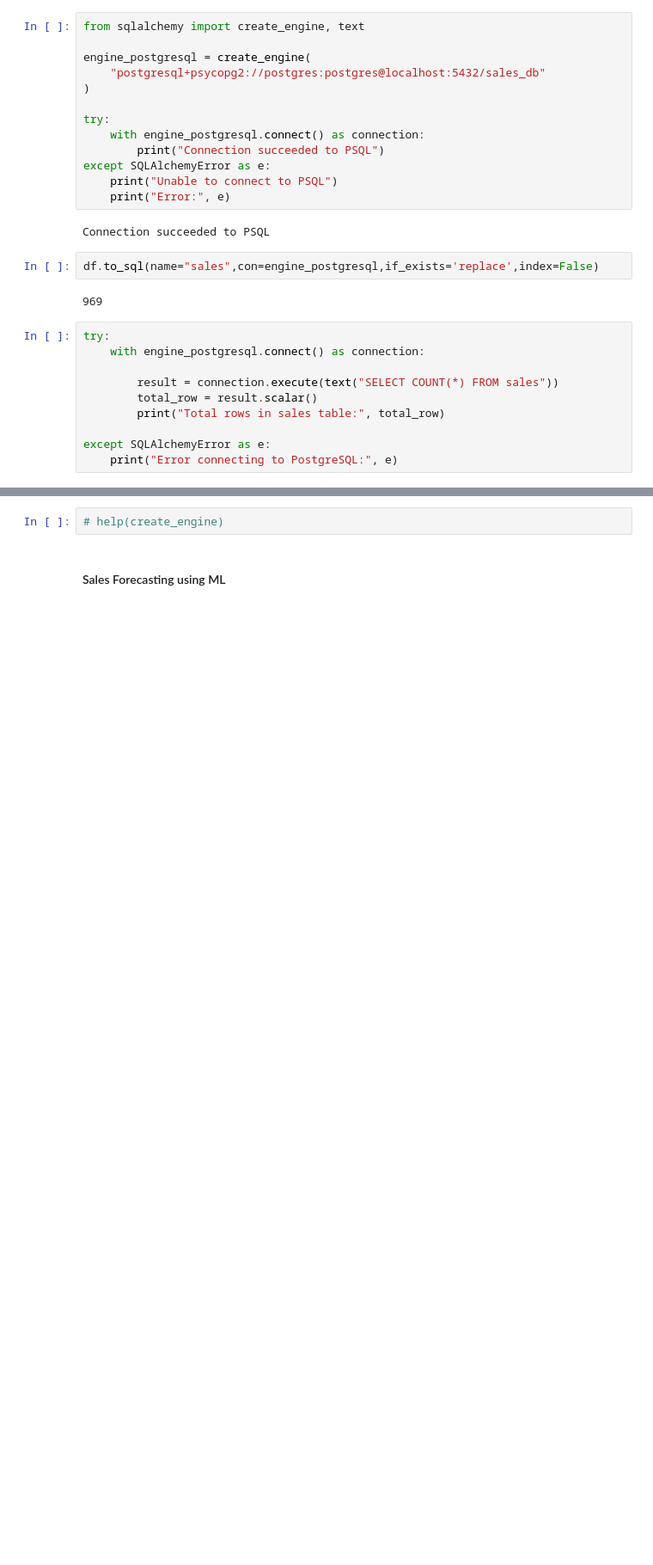
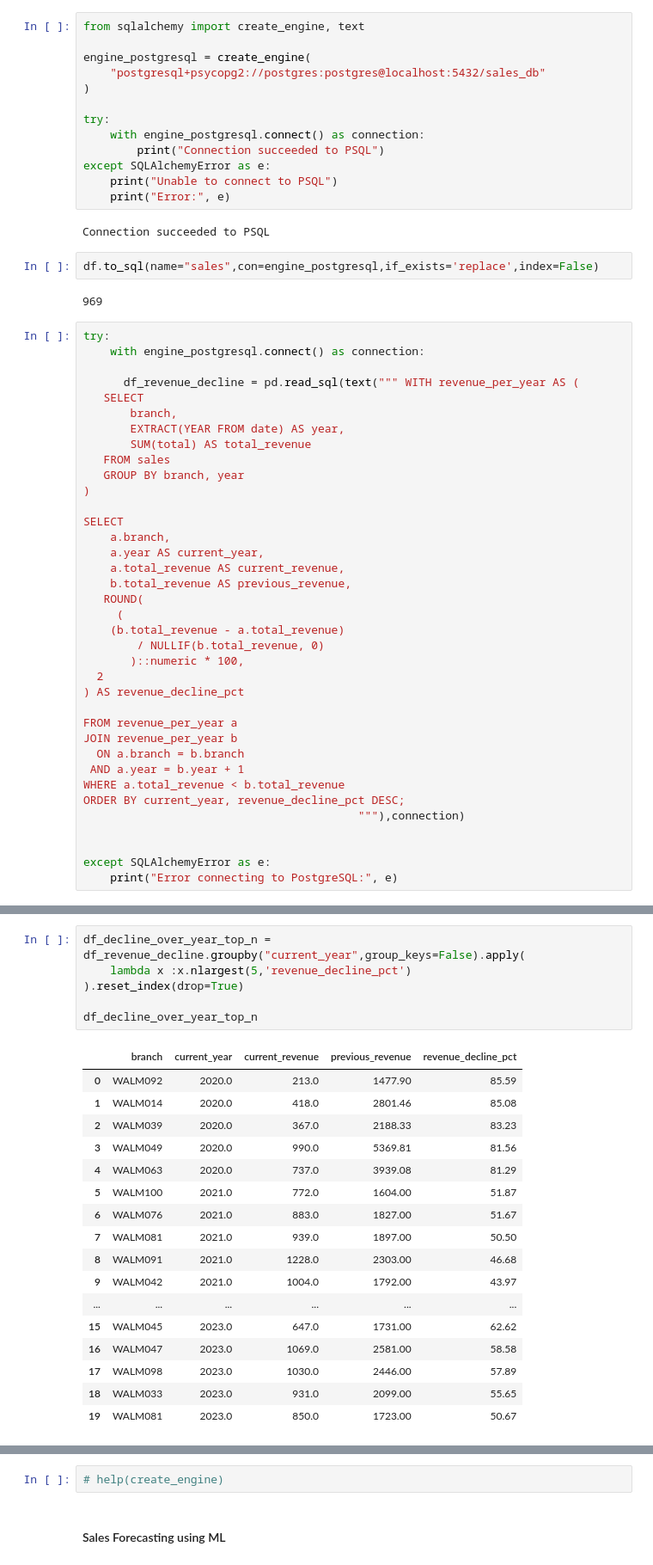
Before and after one commit to GitSanje/sales_analysis_db, a Jupyter notebook: walmart_data_analysis.ipynb, the cells around one changed output, grey strips where cells are left out. Shown at 86% size. Drawn from its saved outputs; the diff is of its cells as text; blank space fills up the shorter version.

```diff
--- a/walmart_data_analysis.ipynb
+++ b/walmart_data_analysis.ipynb
@@ -487,9 +487,36 @@ df.to_sql(name="sales",con=engine_postgresql,if_exists='replace',index=False)
 try:
     with engine_postgresql.connect() as connection:
 
-        result = connection.execute(text("SELECT COUNT(*) FROM sales"))
-        total_row = result.scalar()
-        print("Total rows in sales table:", total_row)
+      df_revenue_decline = pd.read_sql(text(""" WITH revenue_per_year AS (
+   SELECT
+       branch,
+       EXTRACT(YEAR FROM date) AS year,
+       SUM(total) AS total_revenue
+   FROM sales
+   GROUP BY branch, year
+)
+
+SELECT
+    a.branch,
+    a.year AS current_year,
+    a.total_revenue AS current_revenue,
+    b.total_revenue AS previous_revenue,
+   ROUND(
+     (
+    (b.total_revenue - a.total_revenue)
+        / NULLIF(b.total_revenue, 0)
+       )::numeric * 100,
+  2
+) AS revenue_decline_pct
+
+FROM revenue_per_year a
+JOIN revenue_per_year b
+  ON a.branch = b.branch
+ AND a.year = b.year + 1
+WHERE a.total_revenue < b.total_revenue
+ORDER BY current_year, revenue_decline_pct DESC;
+                                         """),connection)
+
 
 except SQLAlchemyError as e:
     print("Error connecting to PostgreSQL:", e)
@@ -497,0 +550,24 @@ Total rows in sales table: 9969
+# %%
+df_decline_over_year_top_n = df_revenue_decline.groupby("current_year",group_keys=False).apply(
+    lambda x :x.nlargest(5,'revenue_decline_pct')
+).reset_index(drop=True)
+
+df_decline_over_year_top_n
+# %% [output]
+|  | branch | current_year | current_revenue | previous_revenue | revenue_decline_pct |
+| 0 | WALM092 | 2020.0 | 213.0 | 1477.90 | 85.59 |
+| 1 | WALM014 | 2020.0 | 418.0 | 2801.46 | 85.08 |
+| 2 | WALM039 | 2020.0 | 367.0 | 2188.33 | 83.23 |
+| 3 | WALM049 | 2020.0 | 990.0 | 5369.81 | 81.56 |
+| 4 | WALM063 | 2020.0 | 737.0 | 3939.08 | 81.29 |
+| 5 | WALM100 | 2021.0 | 772.0 | 1604.00 | 51.87 |
+| 6 | WALM076 | 2021.0 | 883.0 | 1827.00 | 51.67 |
+| 7 | WALM081 | 2021.0 | 939.0 | 1897.00 | 50.50 |
+| 8 | WALM091 | 2021.0 | 1228.0 | 2303.00 | 46.68 |
+| 9 | WALM042 | 2021.0 | 1004.0 | 1792.00 | 43.97 |
+| ... | ... | ... | ... | ... | ... |
+| 15 | WALM045 | 2023.0 | 647.0 | 1731.00 | 62.62 |
+| 16 | WALM047 | 2023.0 | 1069.0 | 2581.00 | 58.58 |
+| 17 | WALM098 | 2023.0 | 1030.0 | 2446.00 | 57.89 |
+| 18 | WALM033 | 2023.0 | 931.0 | 2099.00 | 55.65 |
+| 19 | WALM081 | 2023.0 | 850.0 | 1723.00 | 50.67 |
```
Also changed, not shown: parts of 4 cells of this notebook, 3 other files.
